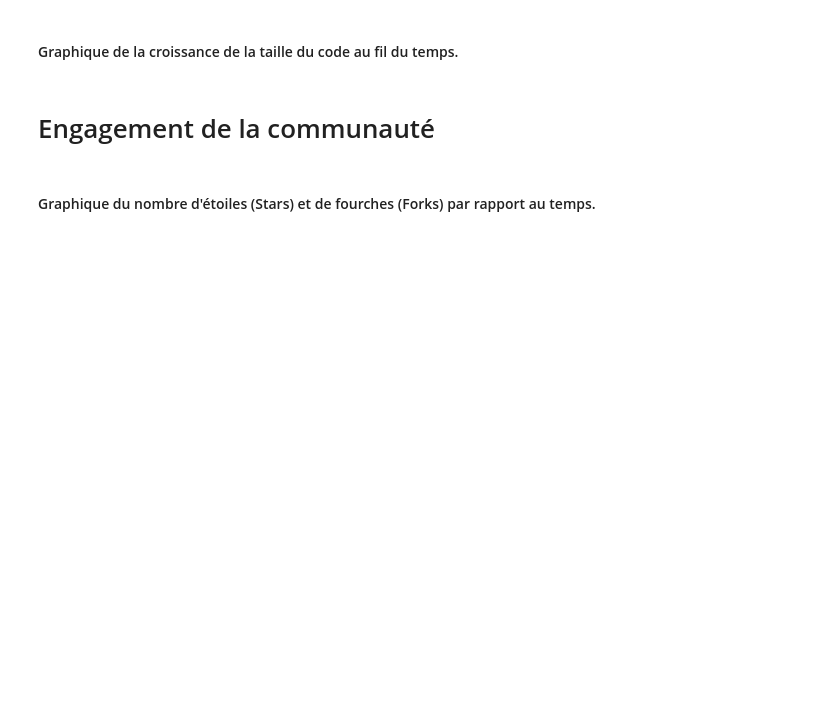
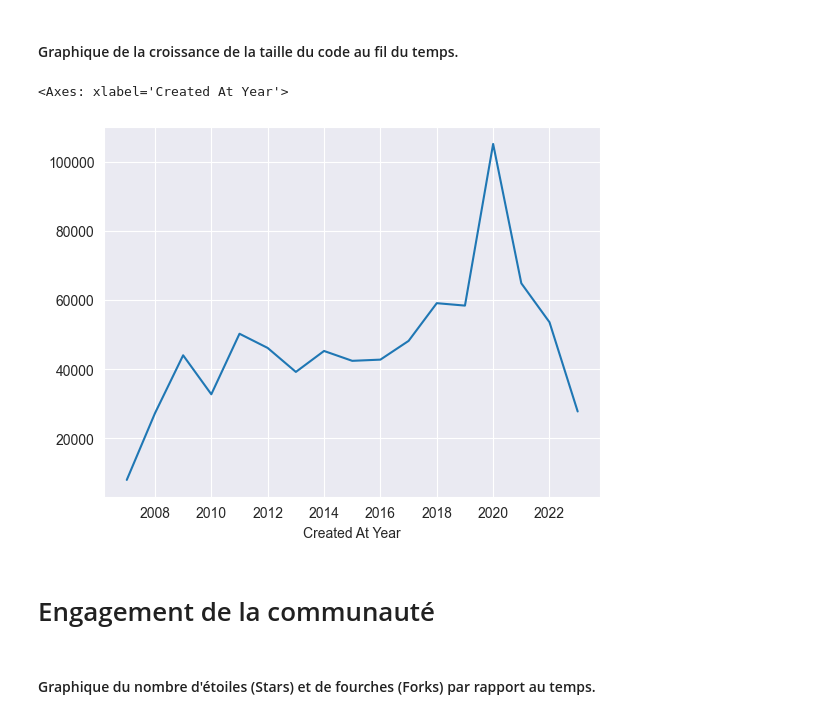
Before and after one commit to xhmyjae/stats-in-space, a Jupyter notebook: main.ipynb, the cells around one changed output. Saved outputs shown, nothing was run; the diff lists cells and outputs as text; code cells hidden in the pictures; blank space fills up the shorter version.

```diff
--- a/main.ipynb
+++ b/main.ipynb
@@ -22,5 +26,12 @@ repositories = pd.read_csv('repositories.csv')
 # %% [markdown]
 #### Graphique de la croissance de la taille du code au fil du temps.
+# %%
+# Plot qui compare 'Size' et 'Created At' avec le nombre de repositories en moyenne
+repositories['Created At Year'] = repositories['Created At'].dt.year
+repositories.groupby('Created At Year')['Size'].mean().plot(kind='line')
+# %% [output]
+<Axes: xlabel='Created At Year'>
+[figure, added]
 # %% [markdown]
 # Engagement de la communauté
 # %% [markdown]
```
Also changed, not shown: parts of 8 cells of this notebook, 1 other file.
